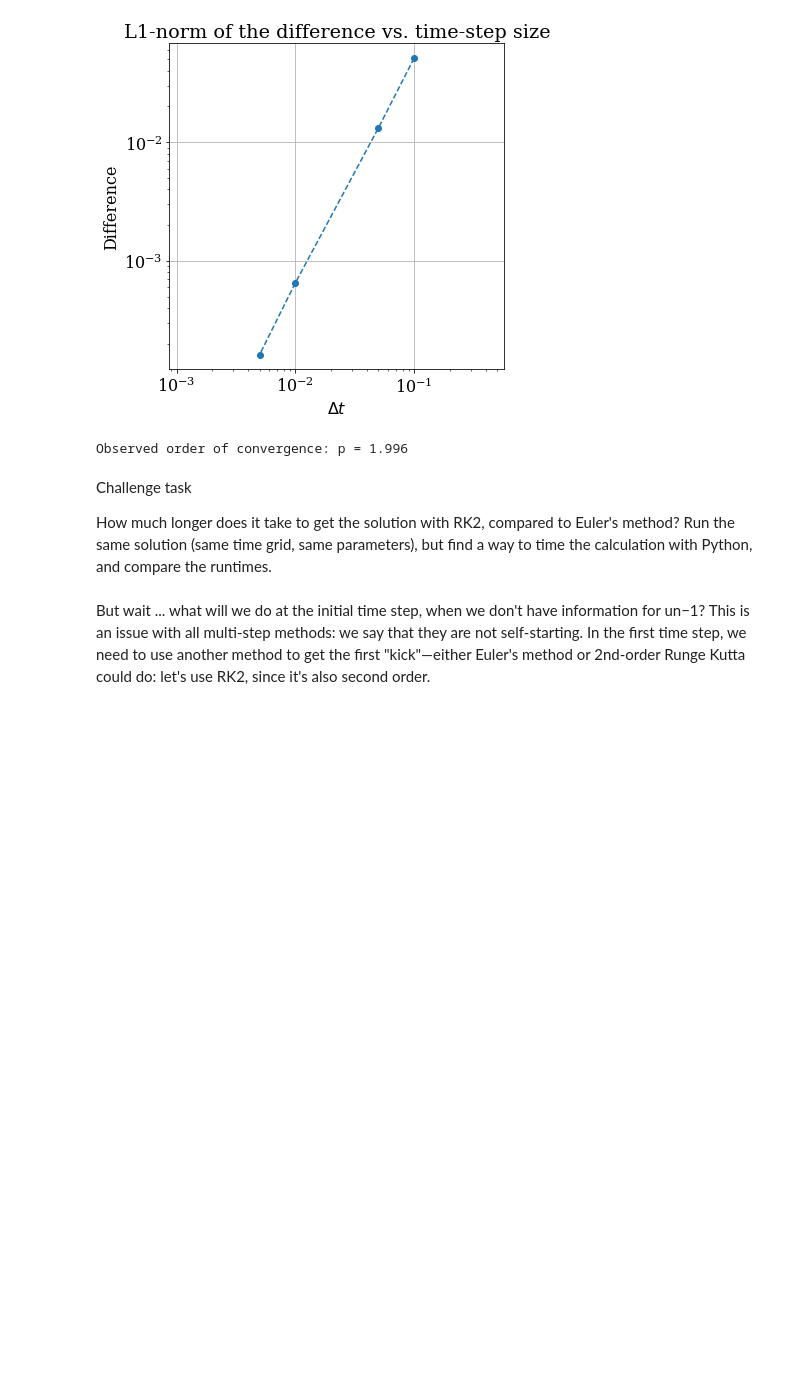
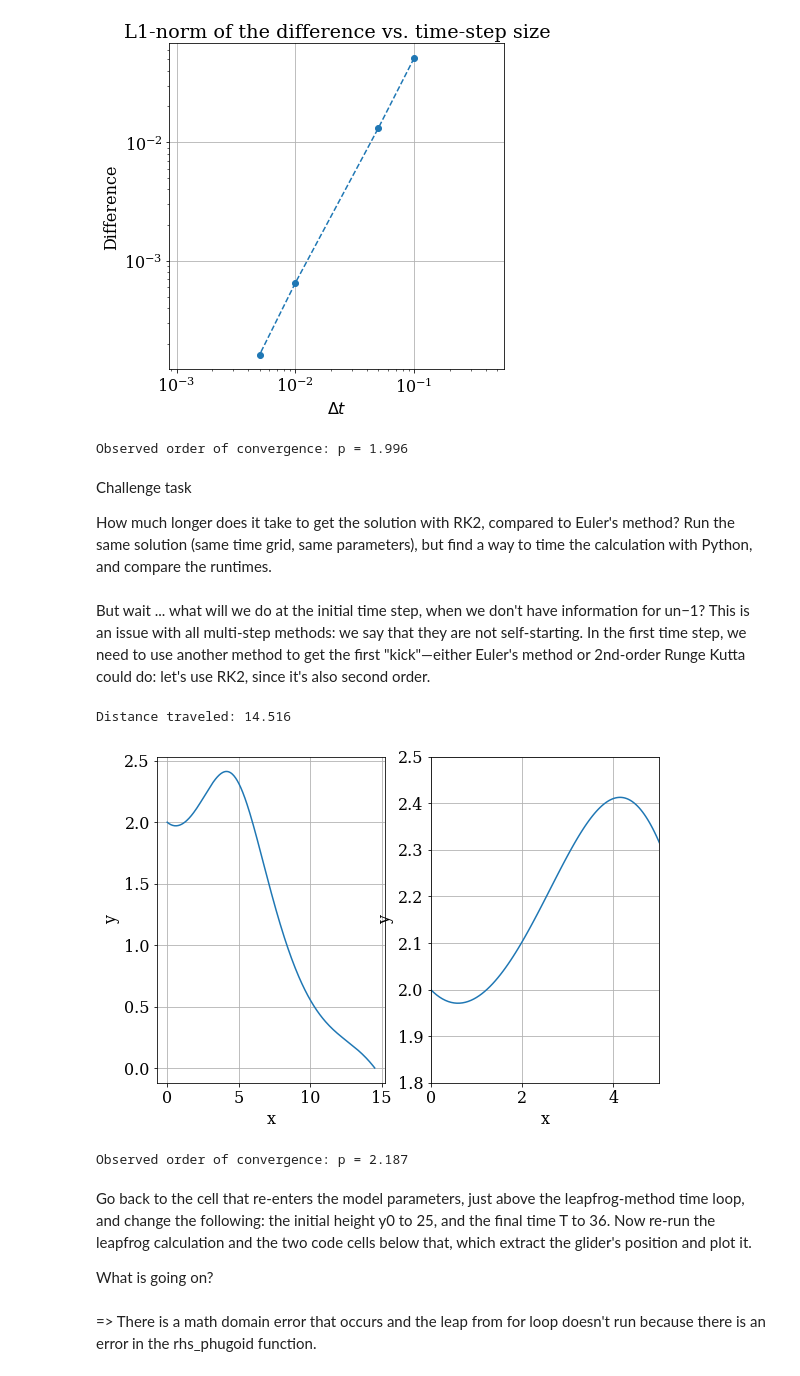
Before and after one commit to Zach-Switzer/MAE6286, a Jupyter notebook: MAE_6286_Lesson_4.ipynb, the cells around one changed output. Drawn from its saved outputs; the diff is of its cells as text; code cells hidden in the pictures; blank space fills up the shorter version.

```diff
--- a/MAE_6286_Lesson_4.ipynb
+++ b/MAE_6286_Lesson_4.ipynb
@@ -240,0 +241,59 @@ else:
+# %%
+print('Distance traveled: {:.3f}'.format(x_leapfrog[idx_ground_leapfrog - 1]))
+
+# Plot the glider's path for the leapfrog scheme.
+pyplot.figure(figsize=(9.0, 6.0))
+pyplot.subplot(121)
+pyplot.grid()
+pyplot.xlabel('x')
+pyplot.ylabel('y')
+pyplot.plot(x_leapfrog[:idx_ground_leapfrog],
+            y_leapfrog[:idx_ground_leapfrog])
+# Let's take a closer look!
+pyplot.subplot(122)
+pyplot.grid()
+pyplot.xlabel('x')
+pyplot.ylabel('y')
+pyplot.plot(x_leapfrog, y_leapfrog)
+pyplot.xlim(0.0, 5.0)
+pyplot.ylim(1.8, 2.5);
+# %% [output]
+Distance traveled: 14.516
+[figure, added]
+# %%
+r = 2  # time-step size refinement ratio
+h = 0.001  # finest time-step size
+
+dt_values = [h, r * h, r**2 * h]
+u_values = []
+
+for dt in dt_values:
+    N = int(T / dt) + 1  # number of time steps
+    # Set initial conditions.
+    u = numpy.empty((N, 4))
+    u[0] = numpy.array([v0, theta0, x0, y0])
+    # Use RK2 for the first time step.
+    u[1] = rk2_step(u[0], rhs_phugoid, dt, CL, CD, g, vt)
+    # Time integration using the leapfrog scheme.
+    for n in range(1, N - 1):
+        u[n + 1] = leapfrog_step(u[n - 1], u[n], rhs_phugoid, dt,
+                                 CL, CD, g, vt)
+    # Store the solution for the present time grid.
+    u_values.append(u)
+
+# Compute the observed order of convergence.
+p = (math.log(l1_diff(u_values[2][:, 2], u_values[1][:, 2],
+                      dt_values[2]) /
+              l1_diff(u_values[1][:, 2], u_values[0][:, 2],
+                      dt_values[1])) /
+     math.log(r))
+
+print('Observed order of convergence: p = {:.3f}'.format(p))
+# %% [output]
+Observed order of convergence: p = 2.187
+# %% [markdown]
+Go back to the cell that re-enters the model parameters, just above the leapfrog-method time loop, and change the following: the initial height y0 to 25, and the final time T to 36. Now re-run the leapfrog calculation and the two code cells below that, which extract the glider's position and plot it.
+
+What is going on?
+# %% [markdown]
+=> There is a math domain error that occurs and the leap from for loop doesn't run because there is an error in the rhs_phugoid function.
```
Also changed, not shown: parts of 2 cells of this notebook.
